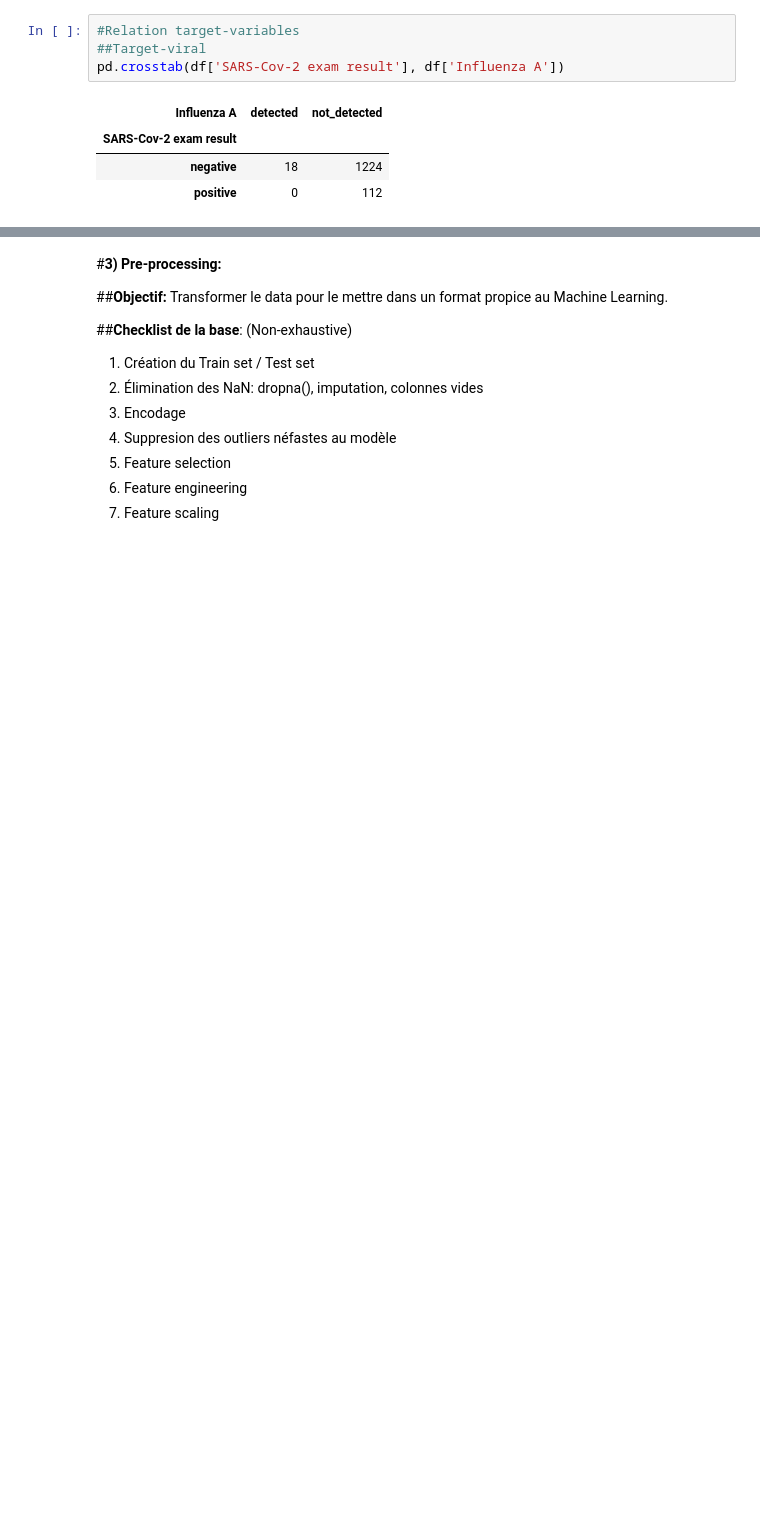
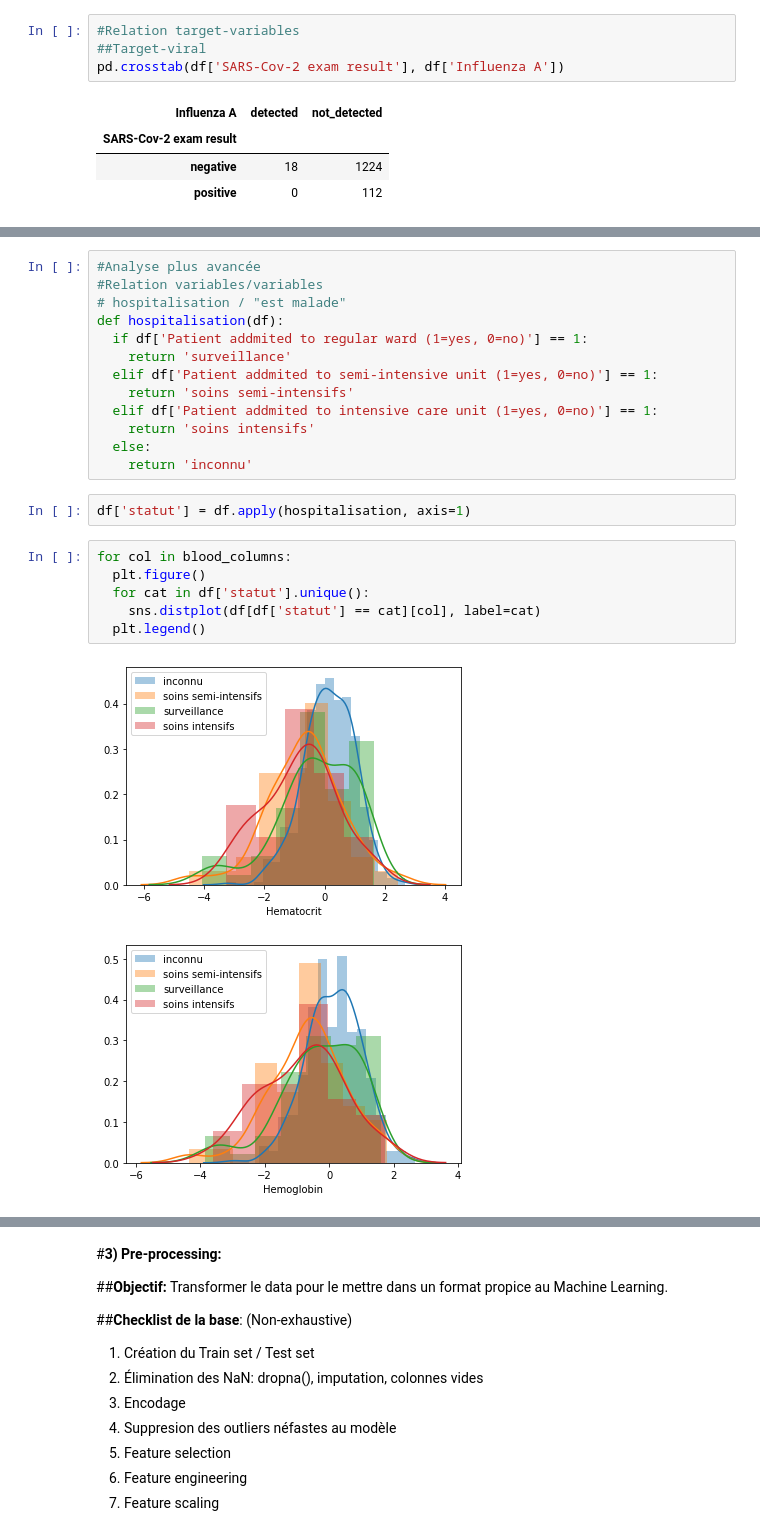
Before and after one commit to esteban-santiago/MachineLearning, a Jupyter notebook: COVID_19.ipynb, the cells around one changed output, grey strips where cells are left out. Drawn from its saved outputs; the diff is of its cells as text; blank space fills up the shorter version.

```diff
--- a/COVID_19.ipynb
+++ b/COVID_19.ipynb
@@ -185,0 +284,24 @@ for col in viral_columns:
+# %%
+#Analyse plus avancée
+#Relation variables/variables
+# hospitalisation / "est malade"
+def hospitalisation(df):
+  if df['Patient addmited to regular ward (1=yes, 0=no)'] == 1:
+    return 'surveillance'
+  elif df['Patient addmited to semi-intensive unit (1=yes, 0=no)'] == 1:
+    return 'soins semi-intensifs'
+  elif df['Patient addmited to intensive care unit (1=yes, 0=no)'] == 1:
+    return 'soins intensifs'
+  else:
+    return 'inconnu'
+# %%
+df['statut'] = df.apply(hospitalisation, axis=1)
+# %%
+for col in blood_columns:
+  plt.figure()
+  for cat in df['statut'].unique():
+    sns.distplot(df[df['statut'] == cat][col], label=cat)
+  plt.legend()
+# %% [output]
+[figure, added]
+[figure, added]
```
Also changed, not shown: parts of 18 cells of this notebook.
